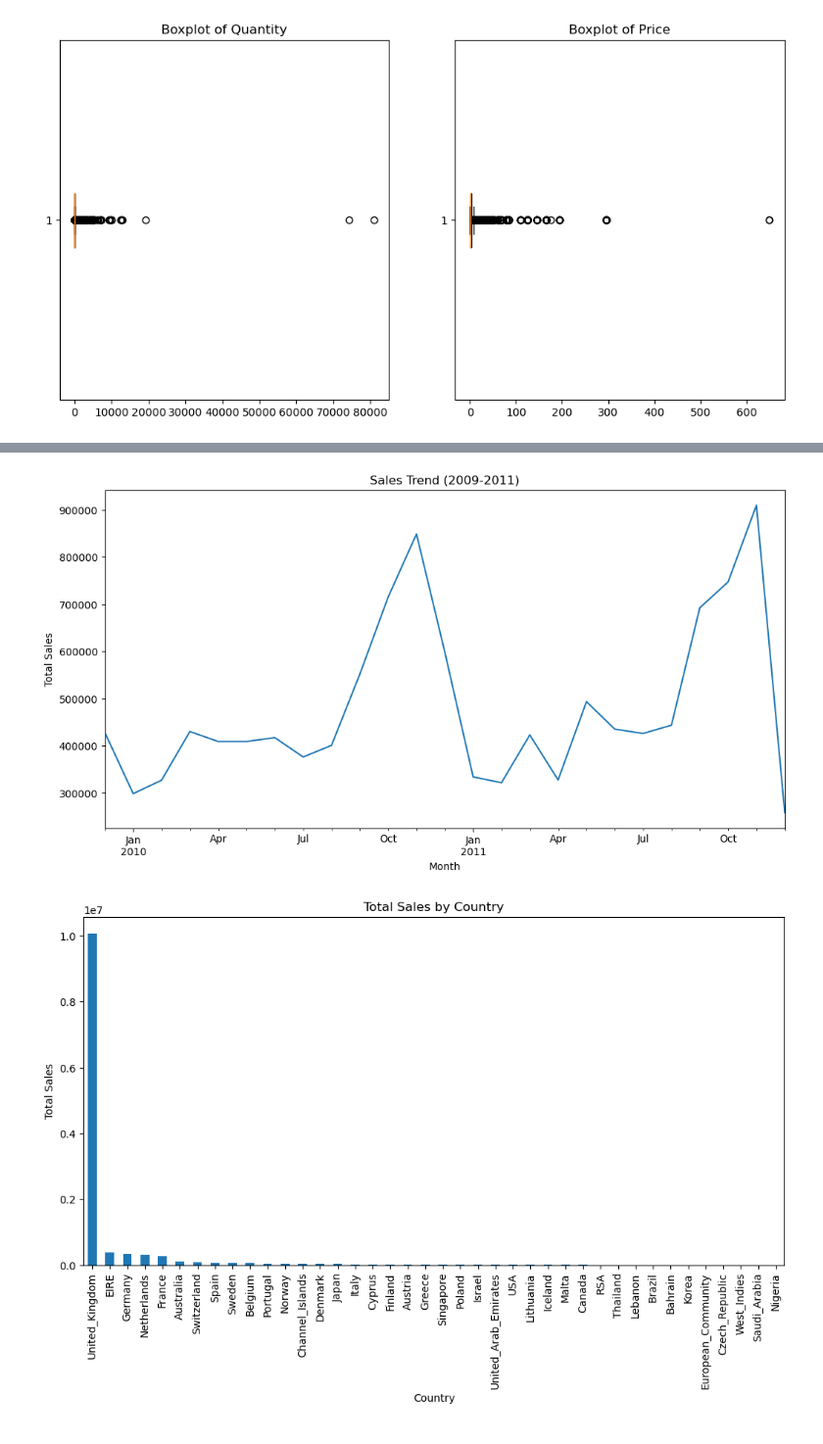
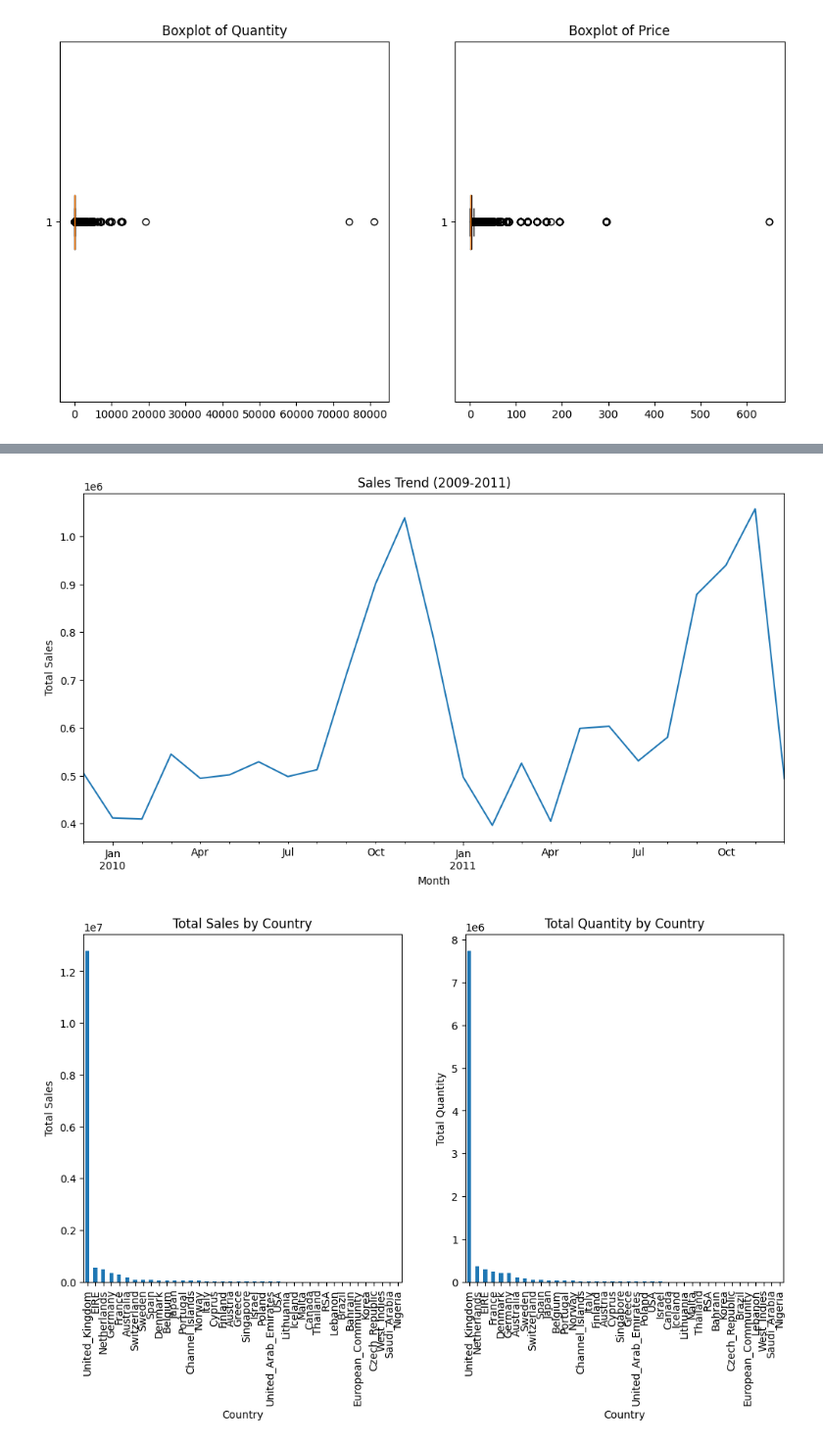
Before and after one commit to DonzerHD/Segmentation_Client, a Jupyter notebook: Notebooks/Partie_1_Segmentation_et_Visualisation/Analyse_des_données_T.ipynb, the cells around one changed output, grey strips where cells are left out. Shown at 98% size. Cells and saved outputs as stored; diff of their text form; code cells hidden in the pictures.

Commit message:
ajout graphique quantity dans analyse

```diff
--- a/Notebooks/Partie_1_Segmentation_et_Visualisation/Analyse_des_données_T.ipynb
+++ b/Notebooks/Partie_1_Segmentation_et_Visualisation/Analyse_des_données_T.ipynb
@@ -46,8 +46,8 @@ plt.show()
 [figure]
 # %%
 # Remove outliers
-df = df[df['Quantity'] < 152]
-df = df[df['Price'] < 10]
+# df = df[df['Quantity'] < 20000]
+# df = df[df['Price'] < 200]
 
 # Checking the shape of the data after outlier removal
 df.shape
@@ -94,21 +94,34 @@ plt.xlabel('Month')
 plt.ylabel('Total Sales')
 plt.show()
 # %% [output]
-[figure, old version]
+[figure, new version]
 # %%
-# total de vente par total sale par pays graphique a barre
+# total de vente par total sale par pays graphique a barre
 
 # Group by country and calculate total sales
 sales_country = df.groupby('Country').sum()['TotalSales']
 
+# Group the data by country and calculate total quantity
+quantity_by_country = df.groupby('Country').sum()['Quantity']
+
+# Create a figure with two subplots
+fig, (ax1, ax2) = plt.subplots(1, 2, figsize=(12, 6))
+
 # Plot the total sales by country
-sales_country.sort_values(ascending=False).plot(kind='bar', figsize=(12, 6))
-plt.title('Total Sales by Country')
-plt.xlabel('Country')
-plt.ylabel('Total Sales')
+sales_country.sort_values(ascending=False).plot(kind='bar', ax=ax1)
+ax1.set_title('Total Sales by Country')
+ax1.set_xlabel('Country')
+ax1.set_ylabel('Total Sales')
+
+# Plot the total quantity by country
+quantity_by_country.sort_values(ascending=False).plot(kind='bar', ax=ax2)
+ax2.set_title('Total Quantity by Country')
+ax2.set_xlabel('Country')
+ax2.set_ylabel('Total Quantity')
+
 plt.show()
 # %% [output]
-[figure, old version]
+[figure, new version]
 # %%
 import geopandas as gpd
 import matplotlib.pyplot as plt
```
Also changed, not shown: parts of 4 cells of this notebook, 3 other files.
